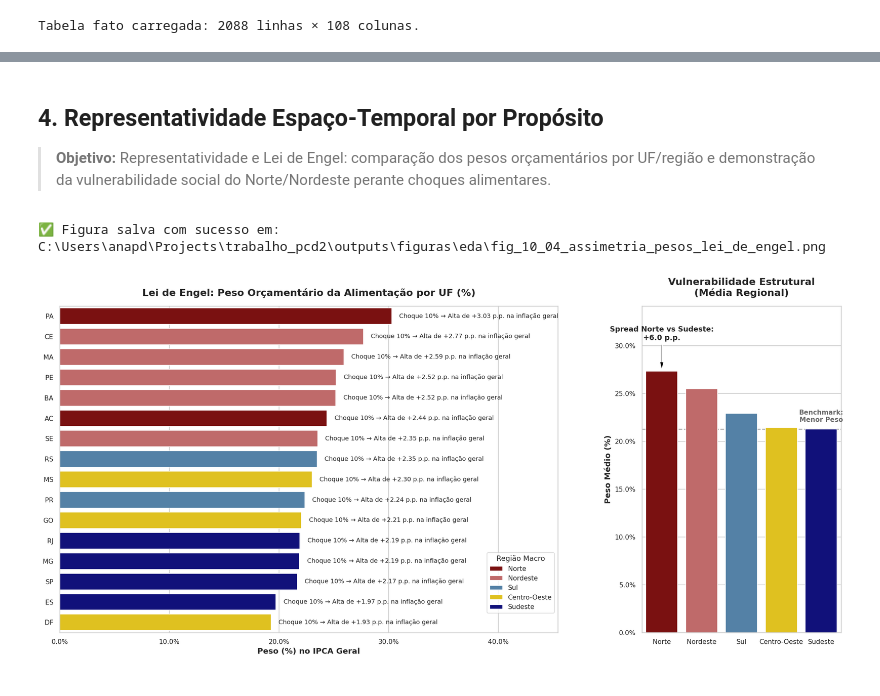
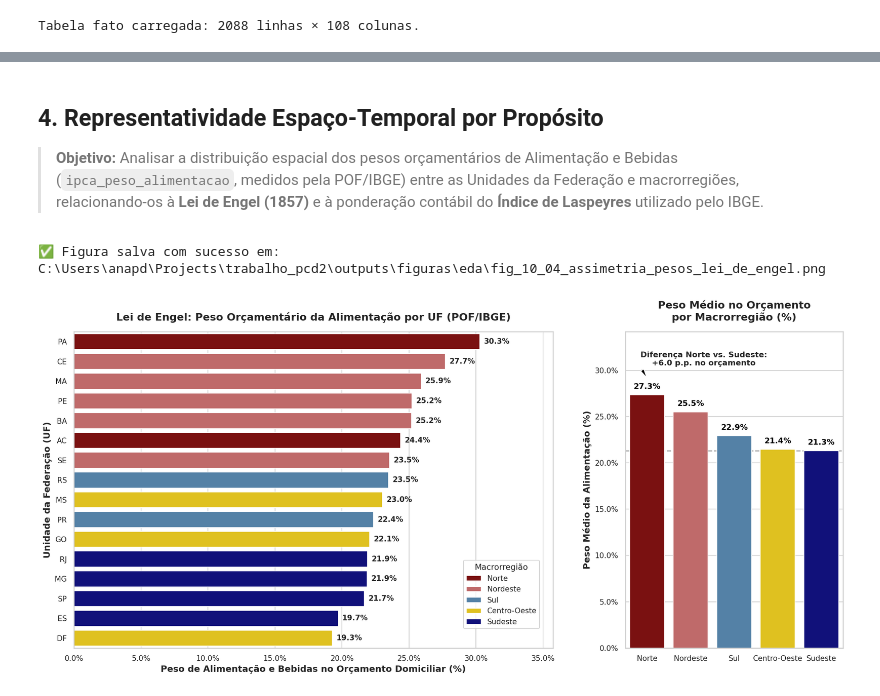
Before and after one commit to LuizCorrei4/trabalho_pcd2, a Jupyter notebook: notebooks/10_eda_alvo_subitens_pesos.ipynb, the cells around one changed output, grey strips where cells are left out. Drawn from its saved outputs; the diff is of its cells as text; code cells hidden in the pictures.

```diff
--- a/notebooks/10_eda_alvo_subitens_pesos.ipynb
+++ b/notebooks/10_eda_alvo_subitens_pesos.ipynb
@@ -296,13 +318,13 @@ IPCA Alimentação: 114.3
 # %% [markdown]
 ## 4. Representatividade Espaço-Temporal por Propósito
-> **Objetivo:** Representatividade e Lei de Engel: comparação dos pesos orçamentários por UF/região e demonstração da vulnerabilidade social do Norte/Nordeste perante choques alimentares.
+> **Objetivo:** Analisar a distribuição espacial dos pesos orçamentários de Alimentação e Bebidas (`ipca_peso_alimentacao`, medidos pela POF/IBGE) entre as Unidades da Federação e macrorregiões, relacionando-os à **Lei de Engel (1857)** e à ponderação contábil do **Índice de Laspeyres** utilizado pelo IBGE.
 # %%
-# Código da Seção 4: Representatividade Espacial e Lei de Engel
+# Código da Seção 4: Representatividade Espacial e Pesos Orçamentários (POF/IBGE — Lei de Engel)
 import seaborn as sns
 import matplotlib.pyplot as plt
 from matplotlib.ticker import PercentFormatter
 
-# 1. Preparação dos Dados: Peso médio histórico da alimentação por UF
+# 1. Preparação dos Dados: Peso médio histórico da alimentação no orçamento (POF/IBGE) por UF
 pesos_uf = df.groupby('sigla_uf')['ipca_peso_alimentacao'].mean().sort_values(ascending=False).reset_index()
 
 # 2. Dicionário de Regiões para mapeamento
@@ -316,66 +338,67 @@ uf_to_regiao = {
 pesos_uf['regiao'] = pesos_uf['sigla_uf'].map(uf_to_regiao)
 pesos_uf = pesos_uf.dropna(subset=['regiao']).copy()
 
-# 3. Análise Complementar (Sênior): Multiplicador de Choque (Vulnerabilidade de Transmissão)
-pesos_uf['impacto_choque_10pct'] = 10 * (pesos_uf['ipca_peso_alimentacao'] / 100)
+# 3. Média regional dos pesos orçamentários
 pesos_regiao = pesos_uf.groupby('regiao')['ipca_peso_alimentacao'].mean().sort_values(ascending=False).reset_index()
 
-# 4. Construção da Visualização Otimizada
-fig5, (ax_bar_uf, ax_bar_reg) = plt.subplots(1, 2, figsize=(18, 9), gridspec_kw={'width_ratios': [2.5, 1]})
+# 4. Construção da Visualização
+fig5, (ax_bar_uf, ax_bar_reg) = plt.subplots(1, 2, figsize=(16, 8), gridspec_kw={'width_ratios': [2.2, 1]})
 
 palette_regiao = {'Norte': 'darkred', 'Nordeste': 'indianred', 'Centro-Oeste': 'gold', 'Sul': 'steelblue', 'Sudeste': 'darkblue'}
 
-# Plot 1: Peso por UF detalhado
+# Painel 1: Peso orçamentário por UF (POF/IBGE)
 sns.barplot(data=pesos_uf, x='ipca_peso_alimentacao', y='sigla_uf', hue='regiao', dodge=False, palette=palette_regiao, ax=ax_bar_uf)
-ax_bar_uf.set_title("Lei de Engel: Peso Orçamentário da Alimentação por UF (%)", fontsize=15, pad=15)
-ax_bar_uf.set_xlabel("Peso (%) no IPCA Geral", fontsize=12)
-ax_bar_uf.set_ylabel("")
+ax_bar_uf.set_title("Lei de Engel: Peso Orçamentário da Alimentação por UF (POF/IBGE)", fontsize=14, pad=15)
+ax_bar_uf.set_xlabel("Peso de Alimentação e Bebidas no Orçamento Domiciliar (%)", fontsize=12)
+ax_bar_uf.set_ylabel("Unidade da Federação (UF)", fontsize=12)
 
 max_peso_uf = pesos_uf['ipca_peso_alimentacao'].max()
-ax_bar_uf.set_xlim(0, max_peso_uf * 1.5)
+ax_bar_uf.set_xlim(0, max_peso_uf * 1.18)
 
 for i, row in pesos_uf.iterrows():
-    ax_bar_uf.text(row['ipca_peso_alimentacao'] + 0.5, i,
-                   f" Choque 10% \u2192 Alta de +{row['impacto_choque_10pct']:.2f} p.p. na inflação geral",
-                   va='center', fontsize=9.5, color='black', alpha=0.85)
+    ax_bar_uf.text(row['ipca_peso_alimentacao'] + 0.3, i,
+                   f"{row['ipca_peso_alimentacao']:.1f}%",
+                   va='center', fontsize=10, color='black', fontweight='bold', alpha=0.85)
 
-ax_bar_uf.legend(title="Região Macro", loc="lower right", bbox_to_anchor=(1.0, 0.05), fontsize=10, title_fontsize=11)
+ax_bar_uf.legend(title="Macrorregião", loc="lower right", bbox_to_anchor=(0.98, 0.05), fontsize=10, title_fontsize=11)
 
-# Plot 2: Agregação Regional
+# Painel 2: Média por Macrorregião
 sns.barplot(data=pesos_regiao, x='regiao', y='ipca_peso_alimentacao', hue='regiao', palette=palette_regiao, dodge=False, legend=False, ax=ax_bar_reg)
-ax_bar_reg.set_title("Vulnerabilidade Estrutural\n(Média Regional)", fontsize=15, pad=15)
-ax_bar_reg.set_ylabel("Peso Médio (%)", fontsize=12)
+ax_bar_reg.set_title("Peso Médio no Orçamento\npor Macrorregião (%)", fontsize=14, pad=15)
+ax_bar_reg.set_ylabel("Peso Médio da Alimentação (%)", fontsize=12)
 ax_bar_reg.set_xlabel("")
 
 max_peso_regiao = pesos_regiao['ipca_peso_alimentacao'].max()
 ax_bar_reg.set_ylim(0, max_peso_regiao * 1.25)
 
 peso_sudeste = pesos_regiao.loc[pesos_regiao['regiao']=='Sudeste', 'ipca_peso_alimentacao'].values[0]
 peso_norte = pesos_regiao.loc[pesos_regiao['regiao']=='Norte', 'ipca_peso_alimentacao'].values[0]
 
-# Linha de benchmark colocada atrás das barras (zorder=0)
+# Linha de referência do Sudeste (menor peso médio)
 ax_bar_reg.axhline(peso_sudeste, color='dimgray', linestyle='--', linewidth=1.5, alpha=0.6, zorder=0)
 
-# O texto de benchmark centralizado perfeitamente sobre a própria barra do Sudeste (índice 4 no eixo X)
-ax_bar_reg.text(4, peso_sudeste + 0.6, "Benchmark:\nMenor Peso", color='dimgray', fontsize=10, ha='center', va='bottom', fontweight='bold')
+for i, row in pesos_regiao.iterrows():
+    ax_bar_reg.text(i, row['ipca_peso_alimentacao'] + 0.5,
+                    f"{row['ipca_peso_alimentacao']:.1f}%",
+                    ha='center', va='bottom', fontsize=10.5, fontweight='bold', color='black')
 
-# Anotação do Spread
-ax_bar_reg.annotate(f"Spread Norte vs Sudeste:\n+{(peso_norte - peso_sudeste):.1f} p.p.",
-                    xy=(0, peso_norte), xytext=(0, peso_norte + (max_peso_regiao * 0.12)),
-                    arrowprops=dict(facecolor='black', shrink=0.05, width=1.5, headwidth=6),
-                    fontsize=11, ha='center', fontweight='bold')
+# Anotação da diferença estrutural Norte vs Sudeste
+ax_bar_reg.annotate(f"Diferença Norte vs. Sudeste:\n+{(peso_norte - peso_sudeste):.1f} p.p. no orçamento",
+                    xy=(0, peso_norte + 1.8), xytext=(1.3, peso_norte + 3.2),
+                    arrowprops=dict(facecolor='black', shrink=0.05, width=1.2, headwidth=5),
+                    fontsize=10.5, ha='center', fontweight='bold')
 
 ax_bar_uf.xaxis.set_major_formatter(PercentFormatter())
 ax_bar_reg.yaxis.set_major_formatter(PercentFormatter())
 
 plt.tight_layout(pad=3.0)
 salvar_figura(fig5, 'fig_10_04_assimetria_pesos_lei_de_engel.png')
 plt.show()
 
-# 5. Prints de Suporte para a Conclusão Analítica
-print("--- SÍNTESE DO MULTIPLICADOR DE CHOQUE ---")
-print(pesos_regiao.rename(columns={'ipca_peso_alimentacao': 'Peso Médio (%)'}).to_string(index=False))
-print(f"\nDesigualdade Transmissional: Um mesmo choque nacional nos preços de alimentos corrói {(peso_norte - peso_sudeste):.1f}% a mais do orçamento base no Norte do que no Sudeste.")
+# 5. Síntese dos pesos médios regionais
+print("--- PESO MÉDIO DE ALIMENTAÇÃO E BEBIDAS NO ORÇAMENTO (POF/IBGE) POR REGIÃO ---")
+print(pesos_regiao.rename(columns={'ipca_peso_alimentacao': 'Peso Médio POF (%)'}).to_string(index=False))
+print(f"\nDiferença estrutural Norte vs. Sudeste: +{(peso_norte - peso_sudeste):.2f} pontos percentuais de comprometimento orçamentário com alimentação.")
 # %% [output]
 ✅ Figura salva com sucesso em: C:\Users\anapd\Projects\trabalho_pcd2\outputs\figuras\eda\fig_10_04_assimetria_pesos_lei_de_engel.png
-[figure, old version]
+[figure, new version]
```
Also changed, not shown: parts of 15 cells of this notebook, 4 other files.
